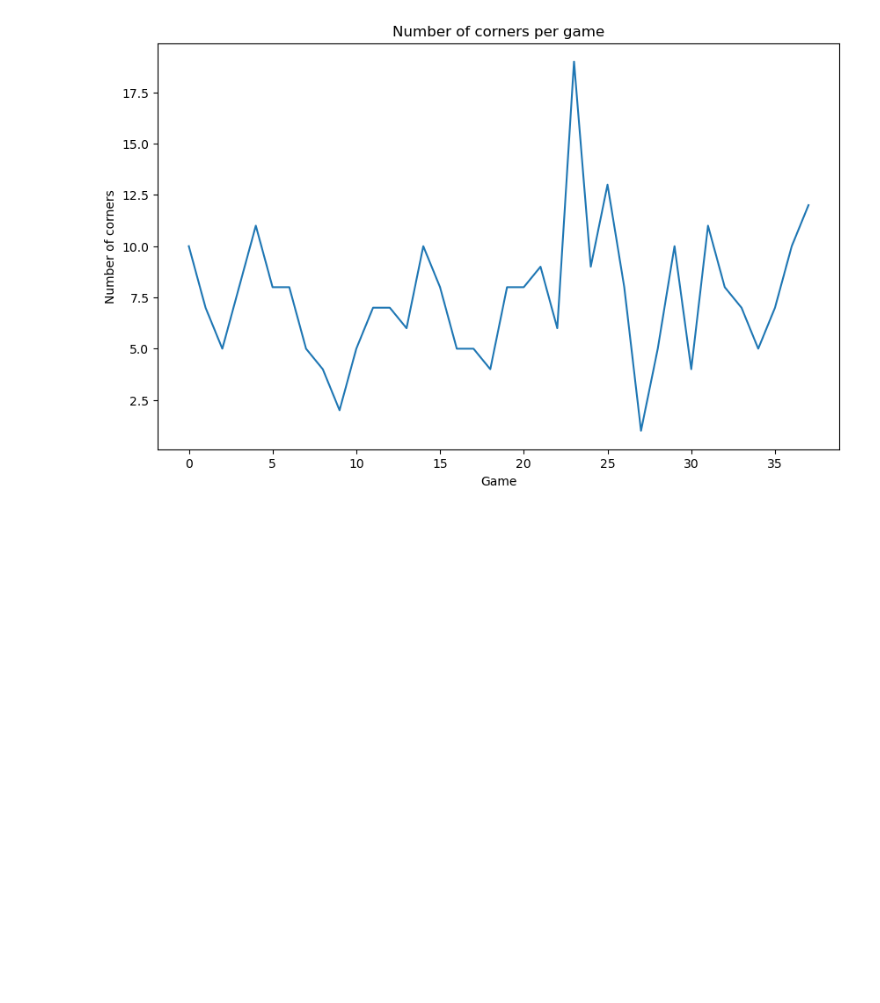
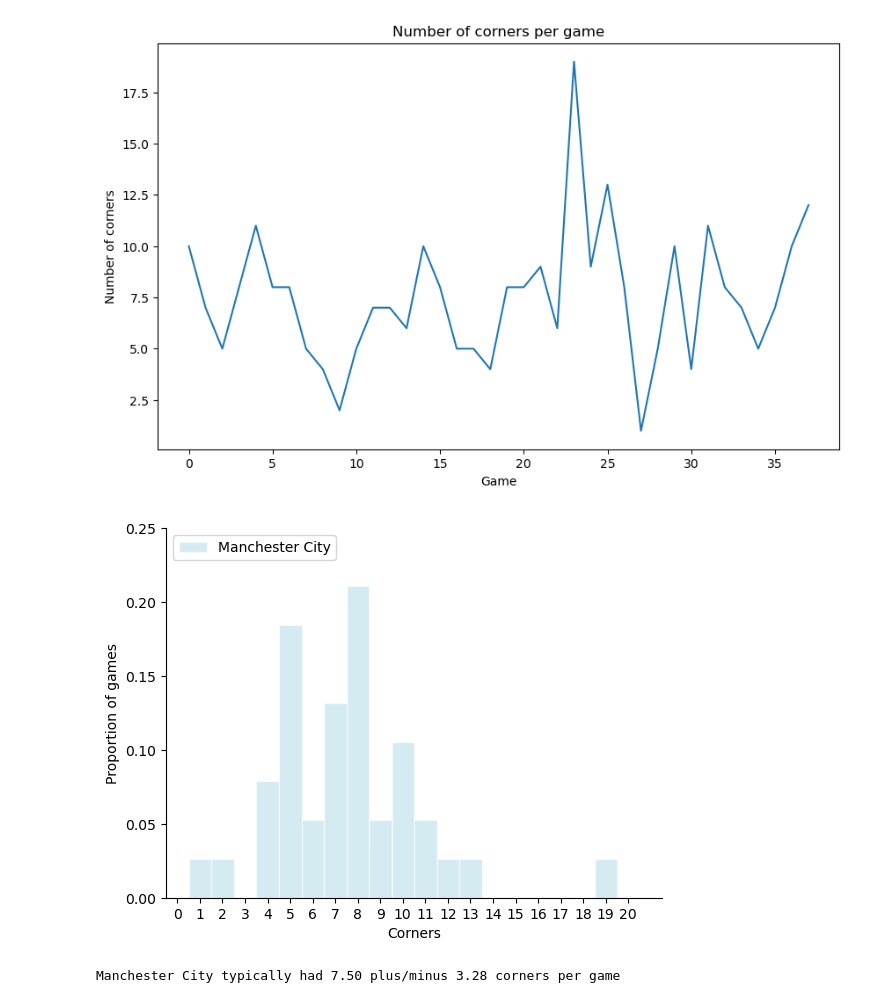
Before and after one commit to MarijnSt/soccermatics, a Jupyter notebook: 0-getting-started/t-test.ipynb, the cells around one changed output. Cells and saved outputs as stored; diff of their text form; code cells hidden in the pictures; blank space fills up the shorter version.

Commit message:
t-test plot distribution of corners

```diff
--- a/0-getting-started/t-test.ipynb
+++ b/0-getting-started/t-test.ipynb
@@ -87,3 +86,27 @@ plt.title("Number of corners per game")
 plt.show()
 # %% [output]
 [figure]
+# %%
+# plot distribution of corners by game for team with most corners (x-axis step=1)
+def FormatFigure(ax):
+    ax.legend(loc='upper left')
+    ax.set_ylim(0,0.25)
+    ax.spines['top'].set_visible(False)
+    ax.spines['right'].set_visible(False)
+    ax.set_ylabel('')
+    ax.set_xlabel('Corners')
+    ax.set_ylabel('Proportion of games')
+    ax.set_xticks(np.arange(0,21,step=1))
+
+fig, ax = plt.subplots(1, 1)
+ax.hist(df_corners_by_game_team["counts"], np.arange(0.01,20.5,1), color='lightblue', edgecolor = 'white',linestyle='-',alpha=0.5, label=team_most_corners, density=True,align='right')
+FormatFigure(ax)
+plt.show()
+
+mean = df_corners_by_game_team["counts"].mean()
+std = df_corners_by_game_team["counts"].std()
+
+print(f"{team_most_corners} typically had {mean:.2f} plus/minus {std:.2f} corners per game")
+# %% [output]
+[figure, added]
+Manchester City typically had 7.50 plus/minus 3.28 corners per game
```
Also changed, not shown: parts of 1 cell of this notebook.
